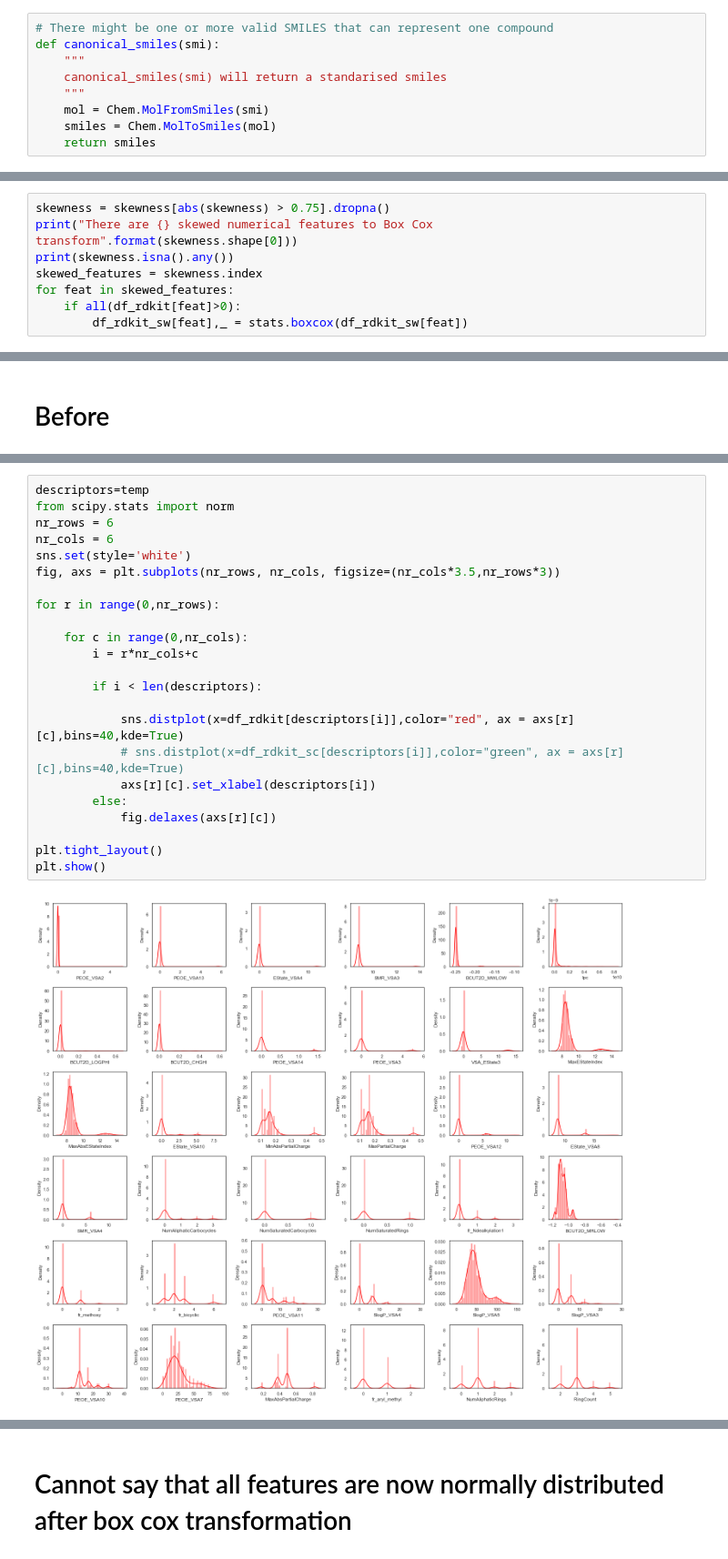
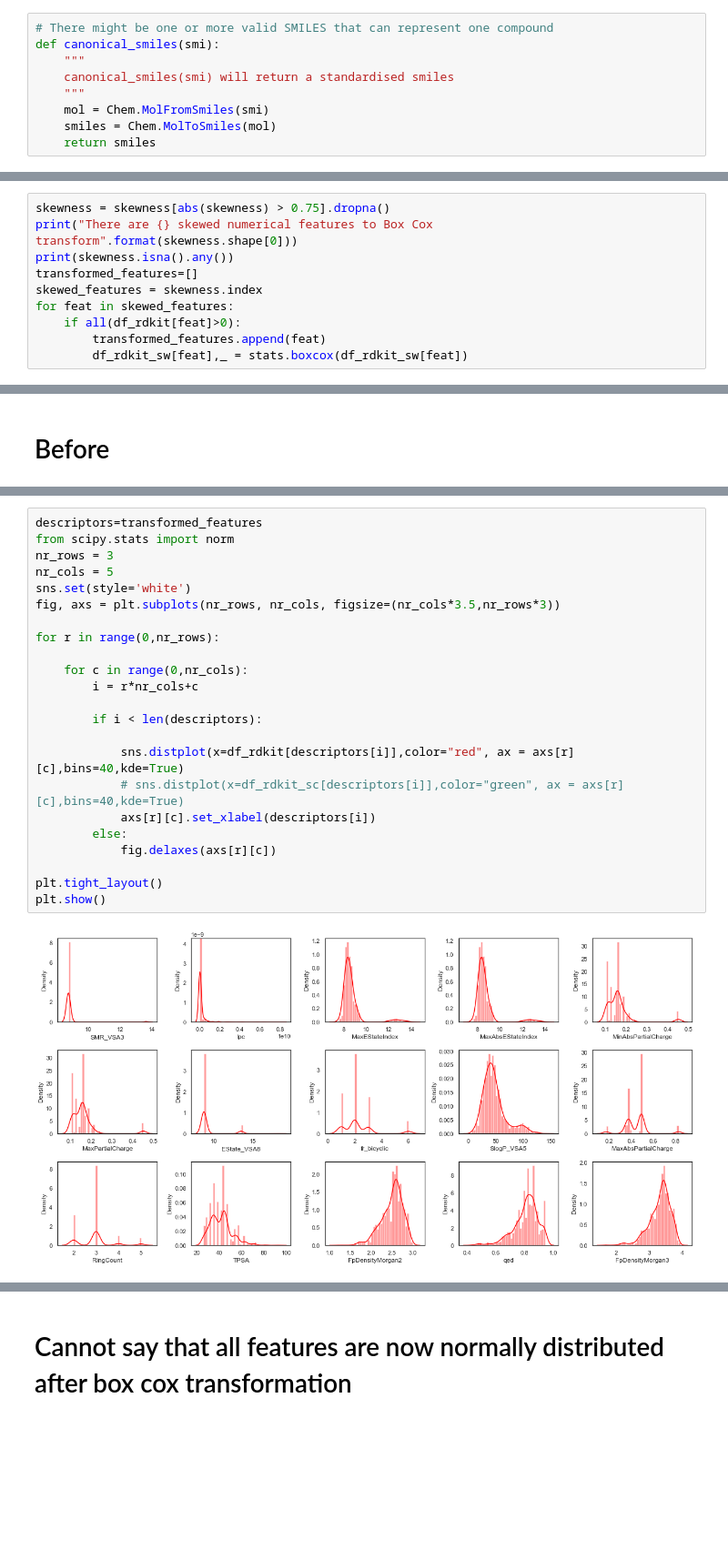
Before and after one commit to akashjn/Machine_Learning_Chemistry, a Jupyter notebook: Data_Cleaning_pandas.ipynb, the cells around one changed output, grey strips where cells are left out. Shown at 91% size. Cells and saved outputs as stored; diff of their text form; blank space fills up the shorter version.

```diff
--- a/Data_Cleaning_pandas.ipynb
+++ b/Data_Cleaning_pandas.ipynb
@@ -26,7 +26,7 @@ df.head()
 # There might be one or more valid SMILES that can represent one compound
 def canonical_smiles(smi):
     """
-    canonical_smiles(smi) will return a standarised smiles
+    canonical_smiles(smi) will return a standardised smiles
     """
     mol = Chem.MolFromSmiles(smi)
     smiles = Chem.MolToSmiles(mol)
@@ -194,9 +194,11 @@ Skew in numerical features:
 skewness = skewness[abs(skewness) > 0.75].dropna()
 print("There are {} skewed numerical features to Box Cox transform".format(skewness.shape[0]))
 print(skewness.isna().any())
+transformed_features=[]
 skewed_features = skewness.index
 for feat in skewed_features:
     if all(df_rdkit[feat]>0):
+        transformed_features.append(feat)
         df_rdkit_sw[feat],_ = stats.boxcox(df_rdkit_sw[feat])
 # %% [output]
 There are 52 skewed numerical features to Box Cox transform
@@ -307,25 +242,25 @@ dtype: bool
 # %%
-descriptors=temp
+descriptors=transformed_features
 from scipy.stats import norm
-nr_rows = 6
-nr_cols = 6
+nr_rows = 3
+nr_cols = 5
 sns.set(style='white')
 fig, axs = plt.subplots(nr_rows, nr_cols, figsize=(nr_cols*3.5,nr_rows*3))
 
 for r in range(0,nr_rows):
 
     for c in range(0,nr_cols):
         i = r*nr_cols+c
 
         if i < len(descriptors):
 
             sns.distplot(x=df_rdkit[descriptors[i]],color="red", ax = axs[r][c],bins=40,kde=True)
             # sns.distplot(x=df_rdkit_sc[descriptors[i]],color="green", ax = axs[r][c],bins=40,kde=True)
             axs[r][c].set_xlabel(descriptors[i])
         else:
             fig.delaxes(axs[r][c])
 
 plt.tight_layout()
 plt.show()
 # %% [output]
-[figure, old version]
+[figure, new version]
```
Also changed, not shown: parts of 30 cells of this notebook.
